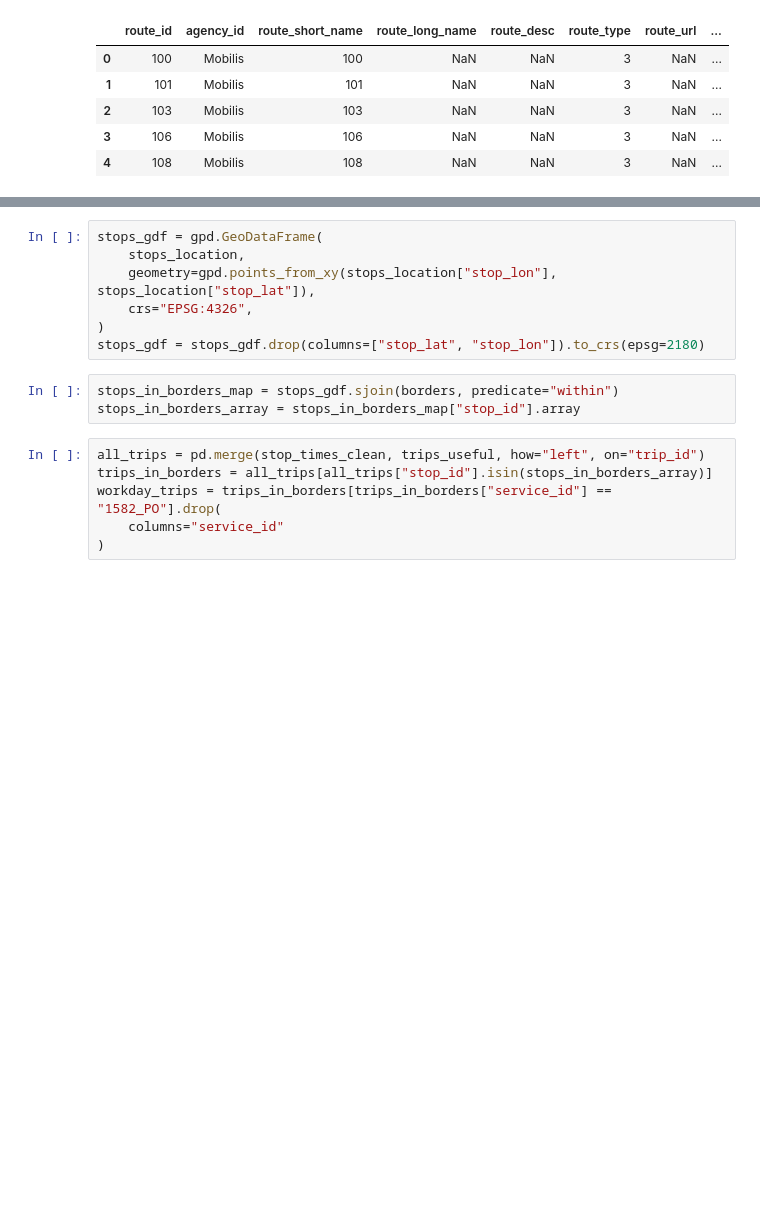
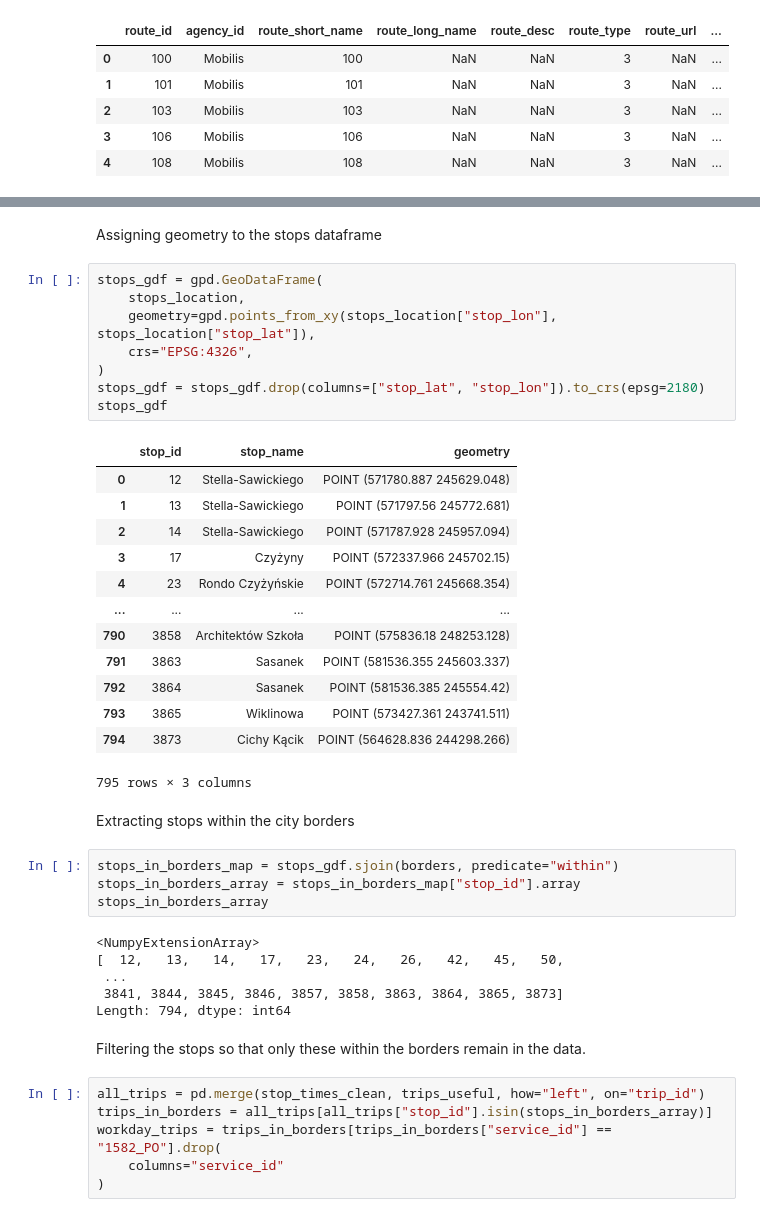
Before and after one commit to i-slusarczyk/neighborhood-analyzer, a Jupyter notebook: notebooks/transport_data.ipynb, the cells around one changed output, grey strips where cells are left out. Drawn from its saved outputs; the diff is of its cells as text; blank space fills up the shorter version.

```diff
--- a/notebooks/transport_data.ipynb
+++ b/notebooks/transport_data.ipynb
@@ -90,13 +134,41 @@ stop_times_clean = stop_times_useful.copy()
+# %% [markdown]
+Assigning geometry to the stops dataframe
 # %%
 stops_gdf = gpd.GeoDataFrame(
     stops_location,
     geometry=gpd.points_from_xy(stops_location["stop_lon"], stops_location["stop_lat"]),
     crs="EPSG:4326",
 )
 stops_gdf = stops_gdf.drop(columns=["stop_lat", "stop_lon"]).to_crs(epsg=2180)
+stops_gdf
+# %% [output]
+|  | stop_id | stop_name | geometry |
+| 0 | 12 | Stella-Sawickiego | POINT (571780.887 245629.048) |
+| 1 | 13 | Stella-Sawickiego | POINT (571797.56 245772.681) |
+| 2 | 14 | Stella-Sawickiego | POINT (571787.928 245957.094) |
+| 3 | 17 | Czyżyny | POINT (572337.966 245702.15) |
+| 4 | 23 | Rondo Czyżyńskie | POINT (572714.761 245668.354) |
+| ... | ... | ... | ... |
+| 790 | 3858 | Architektów Szkoła | POINT (575836.18 248253.128) |
+| 791 | 3863 | Sasanek | POINT (581536.355 245603.337) |
+| 792 | 3864 | Sasanek | POINT (581536.385 245554.42) |
+| 793 | 3865 | Wiklinowa | POINT (573427.361 243741.511) |
+| 794 | 3873 | Cichy Kącik | POINT (564628.836 244298.266) |
+795 rows × 3 columns
+# %% [markdown]
+Extracting stops within the city borders
 # %%
 stops_in_borders_map = stops_gdf.sjoin(borders, predicate="within")
 stops_in_borders_array = stops_in_borders_map["stop_id"].array
+stops_in_borders_array
+# %% [output]
+<NumpyExtensionArray>
+[  12,   13,   14,   17,   23,   24,   26,   42,   45,   50,
+ ...
+ 3841, 3844, 3845, 3846, 3857, 3858, 3863, 3864, 3865, 3873]
+Length: 794, dtype: int64
+# %% [markdown]
+Filtering the stops so that only these within the borders remain in the data.
 # %%
 all_trips = pd.merge(stop_times_clean, trips_useful, how="left", on="trip_id")
 trips_in_borders = all_trips[all_trips["stop_id"].isin(stops_in_borders_array)]
```
Also changed, not shown: parts of 16 cells of this notebook, 5 other files.
